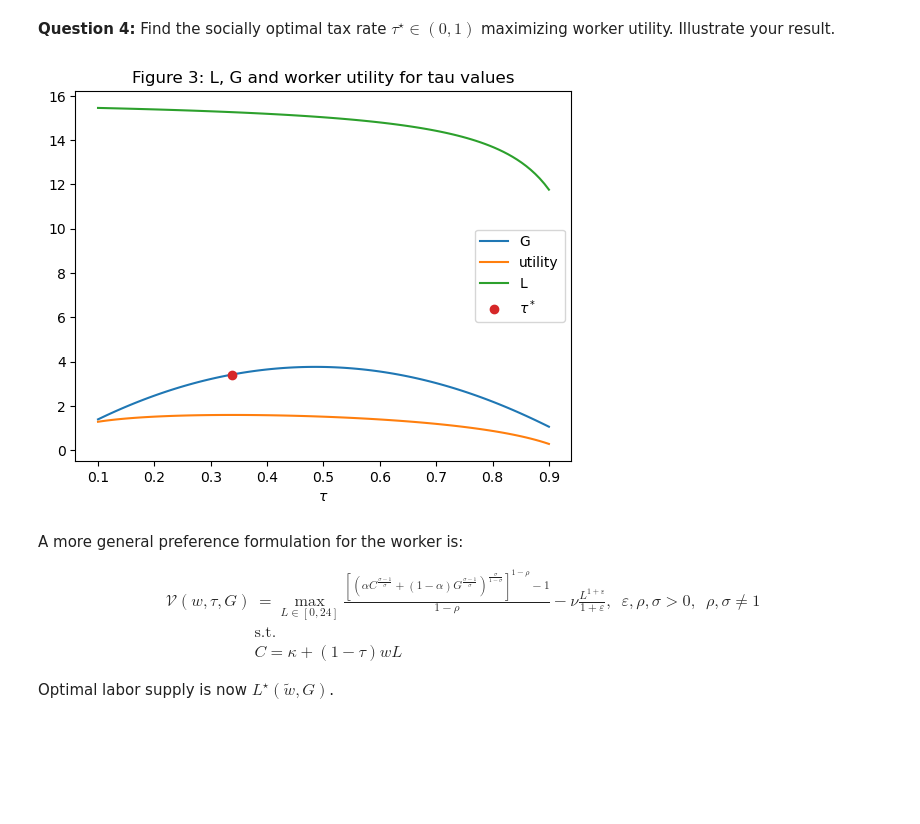
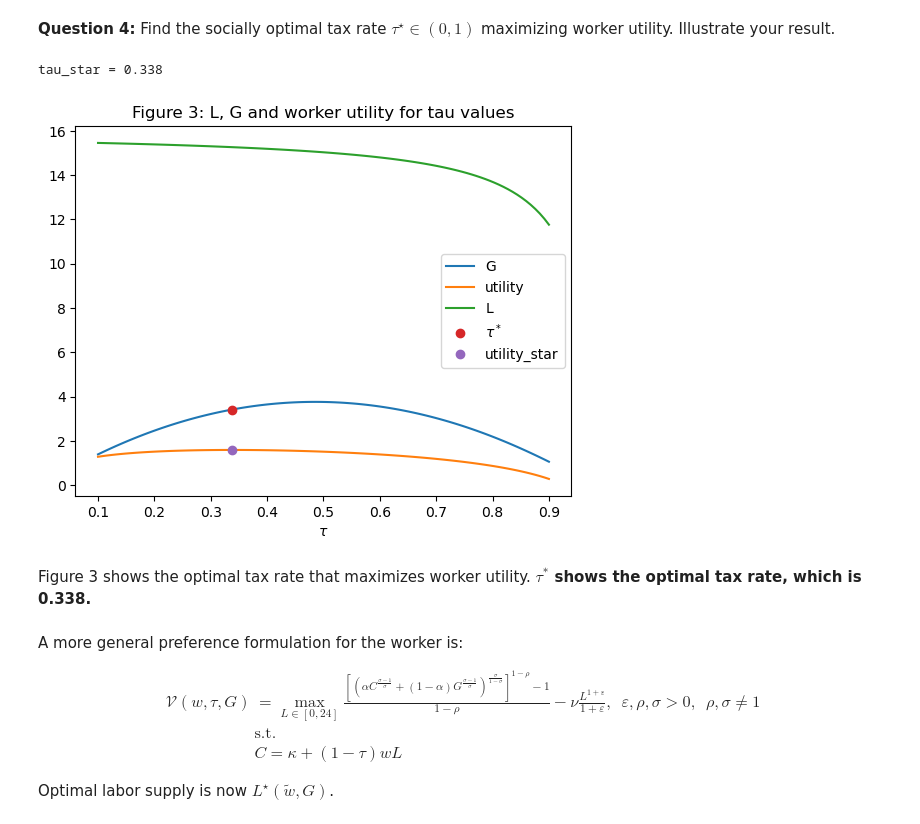
Before and after one commit to NumEconCopenhagen/projects-2023-hold-11, a Jupyter notebook: examproject/Exam-2023-notebook.ipynb, the cells around one changed output. Saved outputs shown, nothing was run; the diff lists cells and outputs as text; code cells hidden in the pictures; blank space fills up the shorter version.

```diff
--- a/examproject/Exam-2023-notebook.ipynb
+++ b/examproject/Exam-2023-notebook.ipynb
@@ -174,24 +174,28 @@ In figure 2, we see labor supply is decreasing in the tax rate. Worker utility a
 # %%
 # maximize worker utility using scipy optimize.minimize
 
 objective_lambda_min = lambda tau: -objective_lambda(w,tau,alpha,kappa,nu)
 res = optimize.minimize_scalar(objective_lambda_min,method = 'bounded',bounds = (0,1))
 tau_star = res.x
-tau_star
+print(f'tau_star = {tau_star:.3f}')
 
 # plot optimal tau
 fig = plt.figure()
 ax = fig.add_subplot(1,1,1)
 ax.plot(tau_vec,G_func_lambda(w,tau_vec,alpha,kappa,nu), label = "G")
 ax.plot(tau_vec,objective_lambda(w,tau_vec,alpha,kappa,nu), label = "utility")
 ax.plot(tau_vec,L_star_func(w,tau_vec,alpha,kappa,nu), label = "L")
 ax.plot(tau_star,G_func_lambda(w,tau_star,alpha,kappa,nu),'o', label = r'$\tau^*$')
+ax.plot(tau_star,objective_lambda(w,tau_star,alpha,kappa,nu),'o', label = "utility_star")
 ax.set_xlabel(r'$\tau$')
 ax.set_title('Figure 3: L, G and worker utility for tau values')
 ax.legend()
 plt.show()
 # %% [output]
+tau_star = 0.338
-[figure, old version]
+[figure, new version]
+# %% [markdown]
+Figure 3 shows the optimal tax rate that maximizes worker utility. **$\tau^*$ shows the optimal tax rate, which is 0.338.**
 # %% [markdown]
 A more general preference formulation for the worker is:
 
```
Also changed, not shown: parts of 3 cells of this notebook.
